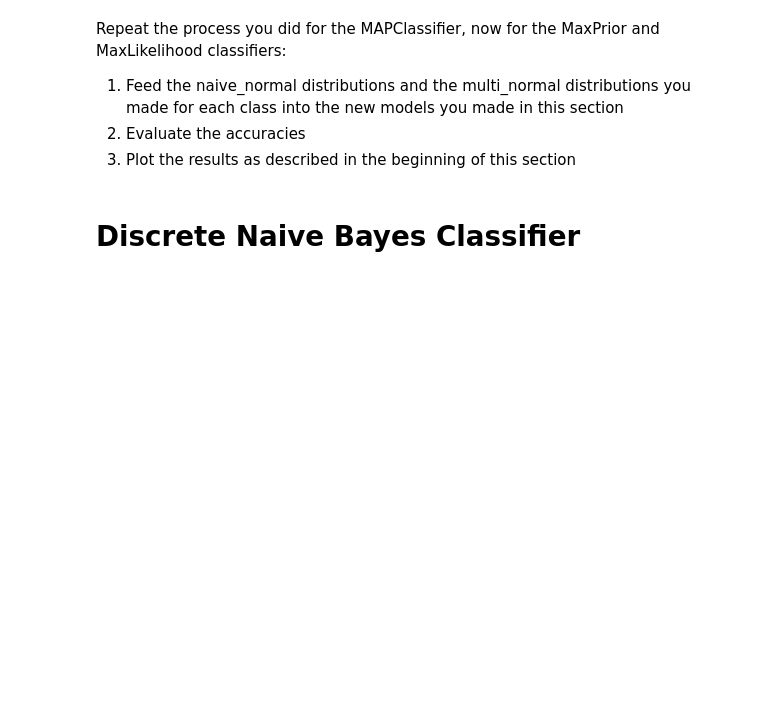
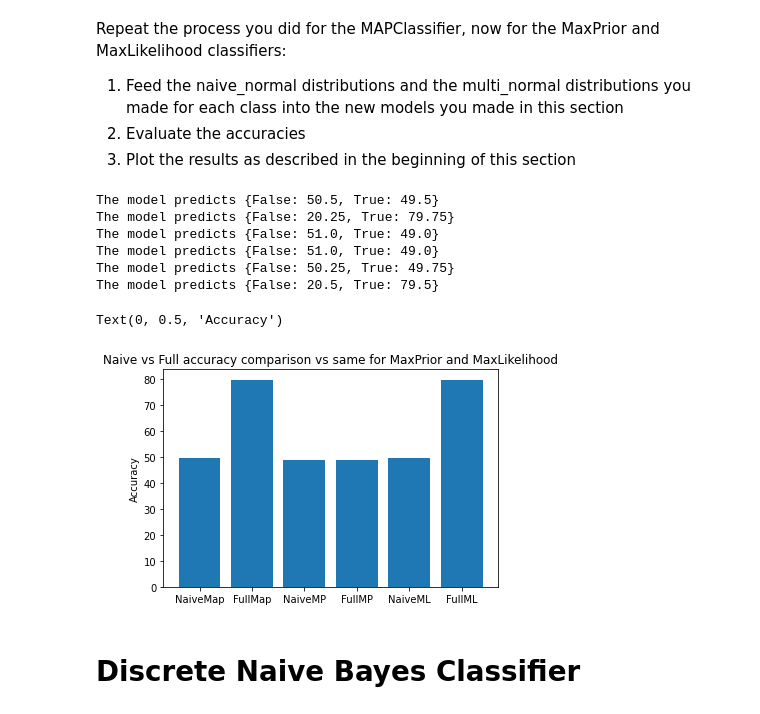
Before and after one commit to OdedSnir/hw3, a Jupyter notebook: ProbabilisticModels.ipynb, the cells around one changed output. Cells and saved outputs as stored; diff of their text form; code cells hidden in the pictures; blank space fills up the shorter version.

```diff
--- a/ProbabilisticModels.ipynb
+++ b/ProbabilisticModels.ipynb
@@ -603,15 +611,19 @@ Implement the **MaxLikelihood** class and build a MaxLikelihood object like you
 class MaxLikelihood():
     def __init__(self, ccd0 , ccd1):
         """
-        A Maximum Likelihood classifier.
+        A Maximum prior classifier.
         This class will hold 2 class distributions, one for class 0 and one for class 1, and will predicit an instance
-        by the class that outputs the highest likelihood probability for the given instance.
+        by the class that outputs the highest prior probability for the given instance.
 
         Input
             - ccd0 : An object contating the relevant parameters and methods for the distribution of class 0.
             - ccd1 : An object contating the relevant parameters and methods for the distribution of class 1.
         """
         # TODO: implement
+        self.ccd0 = ccd0
+        self.ccd1 = ccd1
+
+
         pass
 
     def predict(self, x):
@@ -624,7 +636,11 @@ class MaxLikelihood():
             - 0 if the posterior probability of class 0 is higher and 1 otherwise.
         """
         # TODO: implement
-        pass
+        likelihood_0 = self.ccd0.get_instance_likelihood(x)
+        likelihood_1 = self.ccd1.get_instance_likelihood(x)
+        if likelihood_0 > likelihood_1:
+            return 0
+        return 1
 # %% [markdown]
 ### Run and evaluate the models
 # %% [markdown]
@@ -640,3 +651,47 @@ Repeat the process you did for the MAPClassifier, now for the MaxPrior and MaxLi
+# %%
+###############################
+####### YOUR CODE HERE ########
+# MAP classifiers for Naive and multi cd's
+naive_normal_classifier = MAPClassifier(naive_normal_CD_0, naive_normal_CD_1)
+multi_normal_classifier = MAPClassifier(multi_normal_CD_0, multi_normal_CD_1)
+
+# MaxPrior for Naive and multi cd's
+naive_normal_MaxPrior = MaxPrior(naive_normal_CD_0, naive_normal_CD_1)
+multi_normal_MaxPrior = MaxPrior(multi_normal_CD_0, multi_normal_CD_1)
+
+# MaxLikelihood for Naive and multi cd's
+
+naive_normal_MaxLikelihood = MaxLikelihood(naive_normal_CD_0, naive_normal_CD_1)
+multi_normal_MaxLikelihood = MaxLikelihood(multi_normal_CD_0, multi_normal_CD_1)
+
+# Accuracy for MAP
+naive_accuracy = compute_accuracy(test_set, naive_normal_classifier)
+full_accuracy = compute_accuracy(test_set, multi_normal_classifier)
+
+# Accuracy for MaxPrior
+naive_accuracy_MaxPrior = compute_accuracy(test_set, naive_normal_MaxPrior)
+full_accuracy_MaxPrior = compute_accuracy(test_set, multi_normal_MaxPrior)
+
+## Accuracy for MaxLikelihood
+naive_accuracy_MaxLikelihood = compute_accuracy(test_set, naive_normal_MaxLikelihood)
+full_accuracy_MaxLikelihood = compute_accuracy(test_set, multi_normal_MaxLikelihood)
+
+
+# Bar plot of accuracy of each model side by side.
+plt.bar(x=['NaiveMap', 'FullMap', 'NaiveMP', 'FullMP','NaiveML', 'FullML'], height=[naive_accuracy, full_accuracy, naive_accuracy_MaxPrior, full_accuracy_MaxPrior, naive_accuracy_MaxLikelihood, full_accuracy_MaxLikelihood])
+plt.title("Naive vs Full accuracy comparison vs same for MaxPrior and MaxLikelihood")
+plt.ylabel("Accuracy")
+
+###############################
+# %% [output]
+The model predicts {False: 50.5, True: 49.5}
+The model predicts {False: 20.25, True: 79.75}
+The model predicts {False: 51.0, True: 49.0}
+The model predicts {False: 51.0, True: 49.0}
+The model predicts {False: 50.25, True: 49.75}
+The model predicts {False: 20.5, True: 79.5}
+Text(0, 0.5, 'Accuracy')
+[figure, added]
 # %% [markdown]
 # Discrete Naive Bayes Classifier
 # %% [markdown]
```
Also changed, not shown: parts of 2 cells of this notebook.
